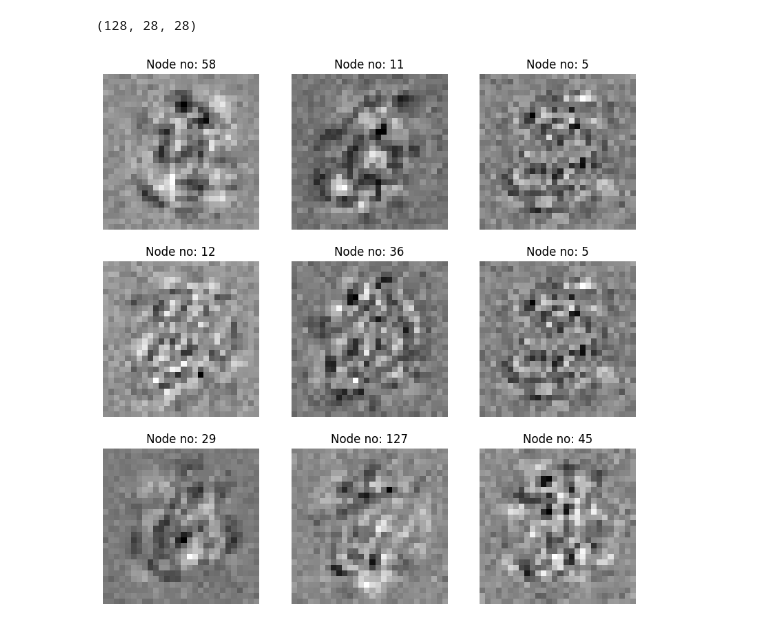
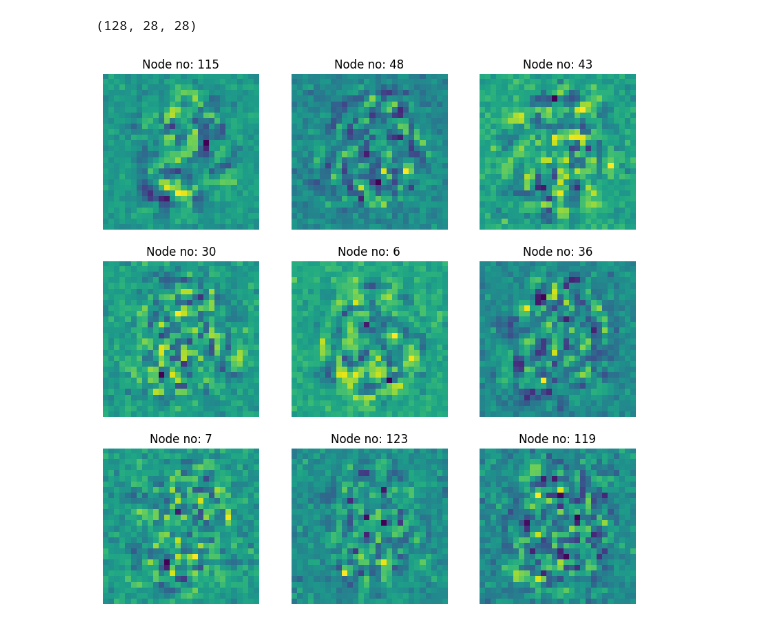
Before and after one commit to imraunav/Deep-Learning-and-Applications, a Jupyter notebook: ProgrammingAssignment4/result_analysis.ipynb, the cells around one changed output. Saved outputs shown, nothing was run; the diff lists cells and outputs as text; code cells hidden in the pictures.

```diff
--- a/ProgrammingAssignment4/result_analysis.ipynb
+++ b/ProgrammingAssignment4/result_analysis.ipynb
@@ -4003,7 +3993,7 @@ for i in range(n):
     k = np.random.randint(0, 128)
     ax = plt.subplot(3, 3, i+1)
     plt.title("Node no: "+str(k))
-    plt.imshow(w31[k], cmap="gray")
+    plt.imshow(w31[k])
     plt.axis('off')
 plt.savefig('weights-autoencoder.png', bbox_inches='tight')
 plt.show()
@@ -4037,7 +4027,7 @@ for i in range(n):
     k = np.random.randint(0, 128)
     ax = plt.subplot(3, 3, i+1)
     plt.title("Node no: "+str(k))
-    plt.imshow(w31[k], cmap="gray")
+    plt.imshow(w31[k])
     plt.axis('off')
 plt.savefig('weights-denoiseing-0.2.png', bbox_inches='tight')
 plt.show()
@@ -4065,13 +4055,13 @@ w31.shape
 # %%
 n = 9
 plt.figure(figsize=(10, 10))
 for i in range(n):
     k = np.random.randint(0, 128)
     ax = plt.subplot(3, 3, i+1)
     plt.title("Node no: "+str(k))
-    plt.imshow(w31[k], cmap="gray")
+    plt.imshow(w31[k])
     plt.axis('off')
 plt.savefig('weights-denoiseing-0.4.png', bbox_inches='tight')
 plt.show()
 # %% [output]
-[figure, old version]
+[figure, new version]
```
Also changed, not shown: parts of 92 cells of this notebook, 3 other files.
